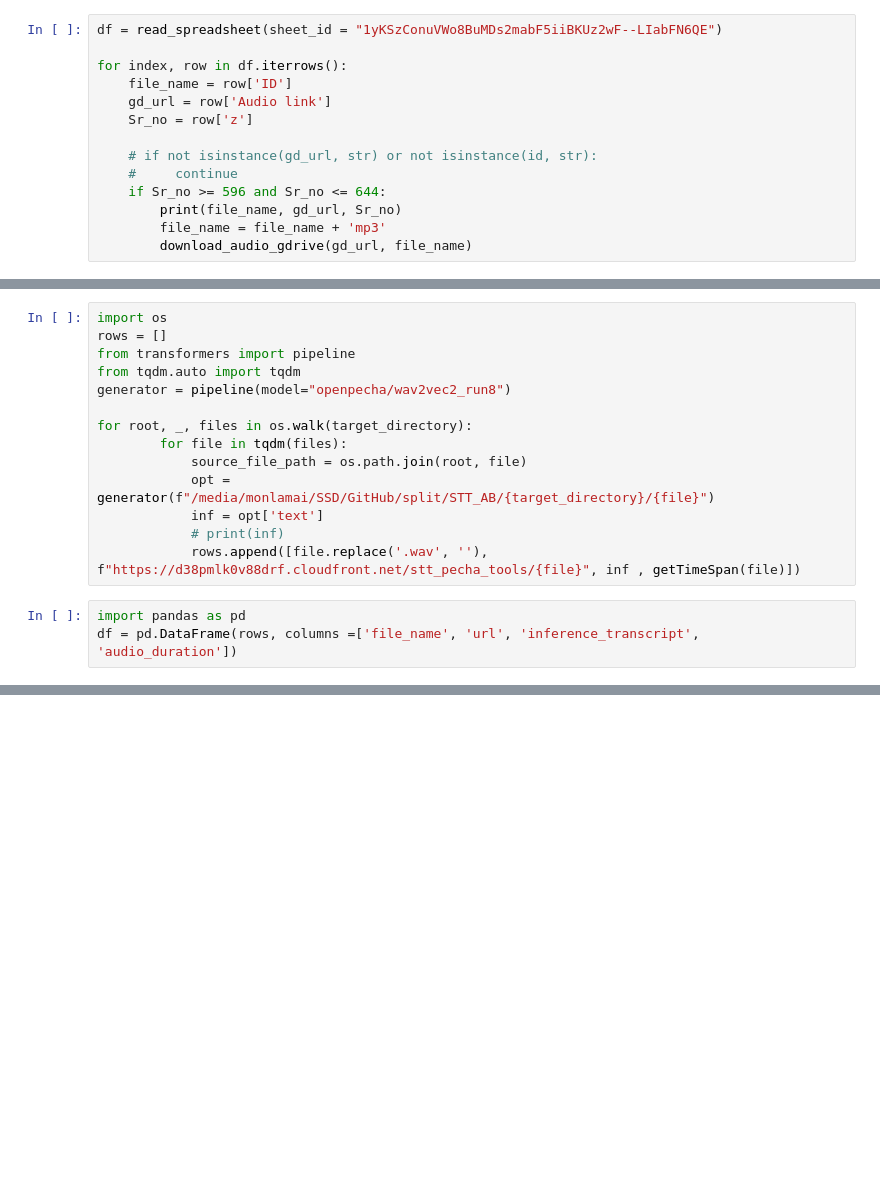
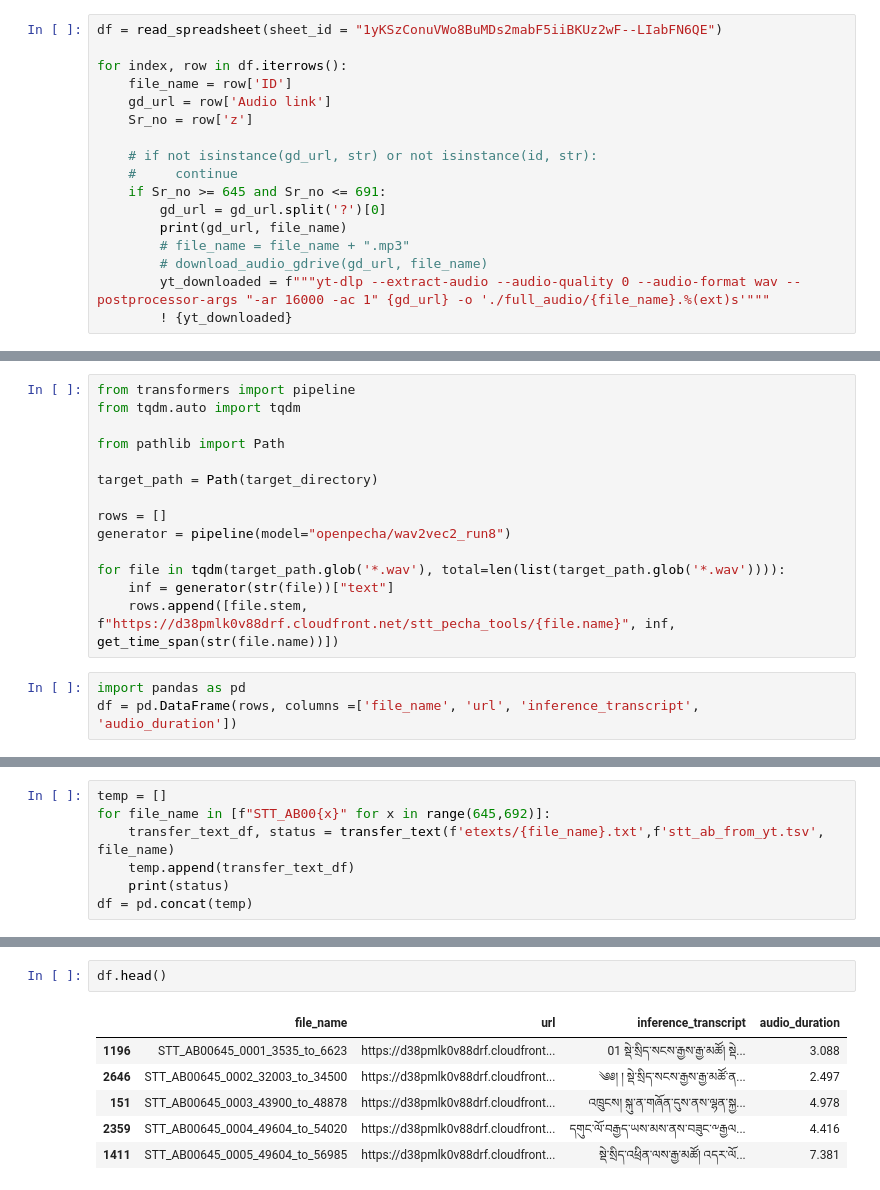
Before and after one commit to OpenPecha/stt-split-audio, a Jupyter notebook: STT_AB/02_download_gdrive.ipynb, the cells around one changed output, grey strips where cells are left out. Drawn from its saved outputs; the diff is of its cells as text; blank space fills up the shorter version.

```diff
--- a/STT_AB/02_download_gdrive.ipynb
+++ b/STT_AB/02_download_gdrive.ipynb
@@ -16,7 +18,10 @@ for index, row in df.iterrows():
 
     # if not isinstance(gd_url, str) or not isinstance(id, str):
     #     continue
-    if Sr_no >= 596 and Sr_no <= 644:
-        print(file_name, gd_url, Sr_no)
-        file_name = file_name + 'mp3'
-        download_audio_gdrive(gd_url, file_name)
+    if Sr_no >= 645 and Sr_no <= 691:
+        gd_url = gd_url.split('?')[0]
+        print(gd_url, file_name)
+        # file_name = file_name + ".mp3"
+        # download_audio_gdrive(gd_url, file_name)
+        yt_downloaded = f"""yt-dlp --extract-audio --audio-quality 0 --audio-format wav --postprocessor-args "-ar 16000 -ac 1" {gd_url} -o './full_audio/{file_name}.%(ext)s'"""
+        ! {yt_downloaded}
@@ -59,17 +108,17 @@ getTimeSpan("STT_AB00094_0057_290646_to_295860")
 # %%
-import os
-rows = []
 from transformers import pipeline
 from tqdm.auto import tqdm
+
+from pathlib import Path
+
+target_path = Path(target_directory)
+
+rows = []
 generator = pipeline(model="openpecha/wav2vec2_run8")
 
-for root, _, files in os.walk(target_directory):
-        for file in tqdm(files):
-            source_file_path = os.path.join(root, file)
-            opt = generator(f"/media/monlamai/SSD/GitHub/split/STT_AB/{target_directory}/{file}")
-            inf = opt['text']
-            # print(inf)
-            rows.append([file.replace('.wav', ''), f"https://d38pmlk0v88drf.cloudfront.net/stt_pecha_tools/{file}", inf , getTimeSpan(file)])
+for file in tqdm(target_path.glob('*.wav'), total=len(list(target_path.glob('*.wav')))):
+    inf = generator(str(file))["text"]
+    rows.append([file.stem, f"https://d38pmlk0v88drf.cloudfront.net/stt_pecha_tools/{file.name}", inf, get_time_span(str(file.name))])
 # %%
 import pandas as pd
 df = pd.DataFrame(rows, columns =['file_name', 'url', 'inference_transcript', 'audio_duration'])
@@ -81,0 +237,7 @@ df.to_csv(f"stt_ab_from_gdrive.tsv", index=False, sep="\t")
+# %%
+temp = []
+for file_name in [f"STT_AB00{x}" for x in range(645,692)]:
+    transfer_text_df, status = transfer_text(f'etexts/{file_name}.txt',f'stt_ab_from_yt.tsv', file_name)
+    temp.append(transfer_text_df)
+    print(status)
+df = pd.concat(temp)
@@ -81,0 +262,9 @@ df.to_csv(f"stt_ab_from_gdrive.tsv", index=False, sep="\t")
+# %%
+df.head()
+# %% [output]
+|  | file_name | url | inference_transcript | audio_duration |
+| 1196 | STT_AB00645_0001_3535_to_6623 | https://d38pmlk0v88drf.cloudfront... | 01 སྡེ་སྲིད་སངས་རྒྱས་རྒྱ་མཚོ། སྡེ... | 3.088 |
+| 2646 | STT_AB00645_0002_32003_to_34500 | https://d38pmlk0v88drf.cloudfront... | ༄༅། ། སྡེ་སྲིད་སངས་རྒྱས་རྒྱ་མཚོ་ན... | 2.497 |
+| 151 | STT_AB00645_0003_43900_to_48878 | https://d38pmlk0v88drf.cloudfront... | འཁྲུངས། སྐུ་ན་གཞོན་དུས་ནས་ལྷན་སྐྱ... | 4.978 |
+| 2359 | STT_AB00645_0004_49604_to_54020 | https://d38pmlk0v88drf.cloudfront... | དགུང་ལོ་བརྒྱད་ཡས་མས་ནས་བཟུང་༸རྒྱལ... | 4.416 |
+| 1411 | STT_AB00645_0005_49604_to_56985 | https://d38pmlk0v88drf.cloudfront... | སྡེ་སྲིད་འཕྲིན་ལས་རྒྱ་མཚོ། འདར་ལོ... | 7.381 |
```
Also changed, not shown: parts of 19 cells of this notebook, 4 other files.
